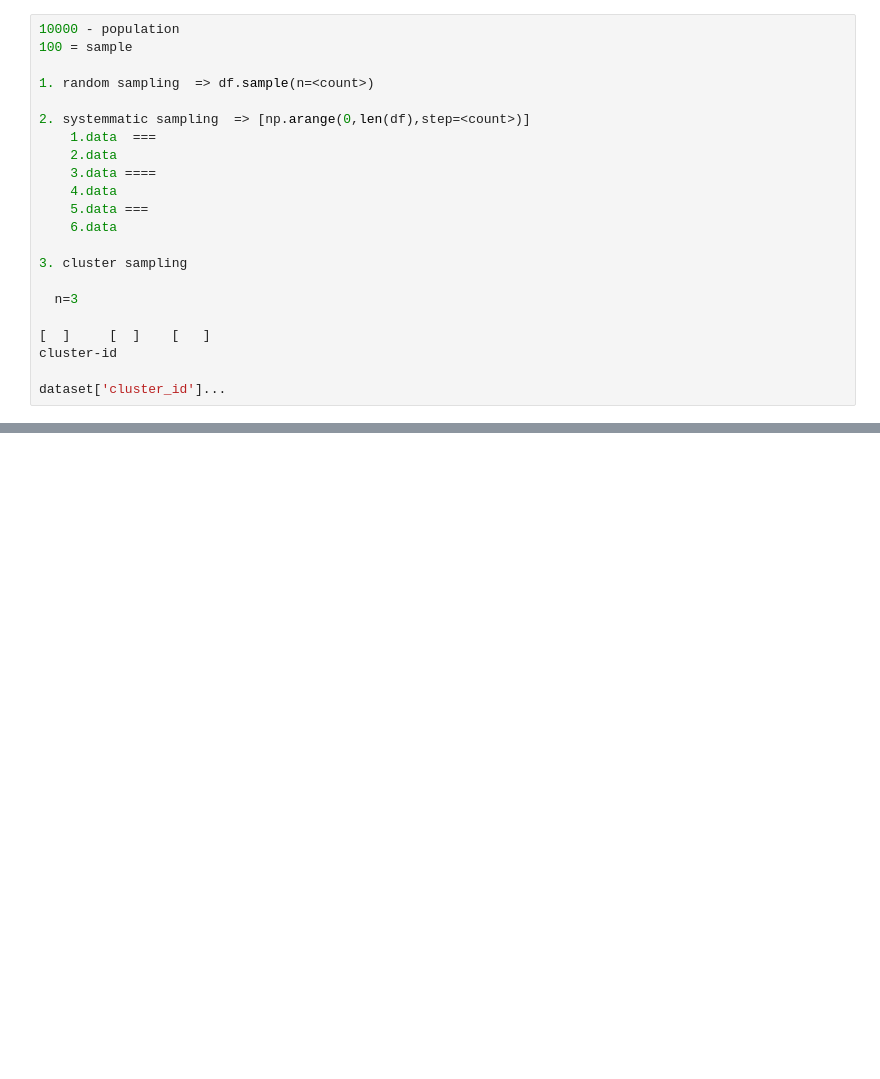
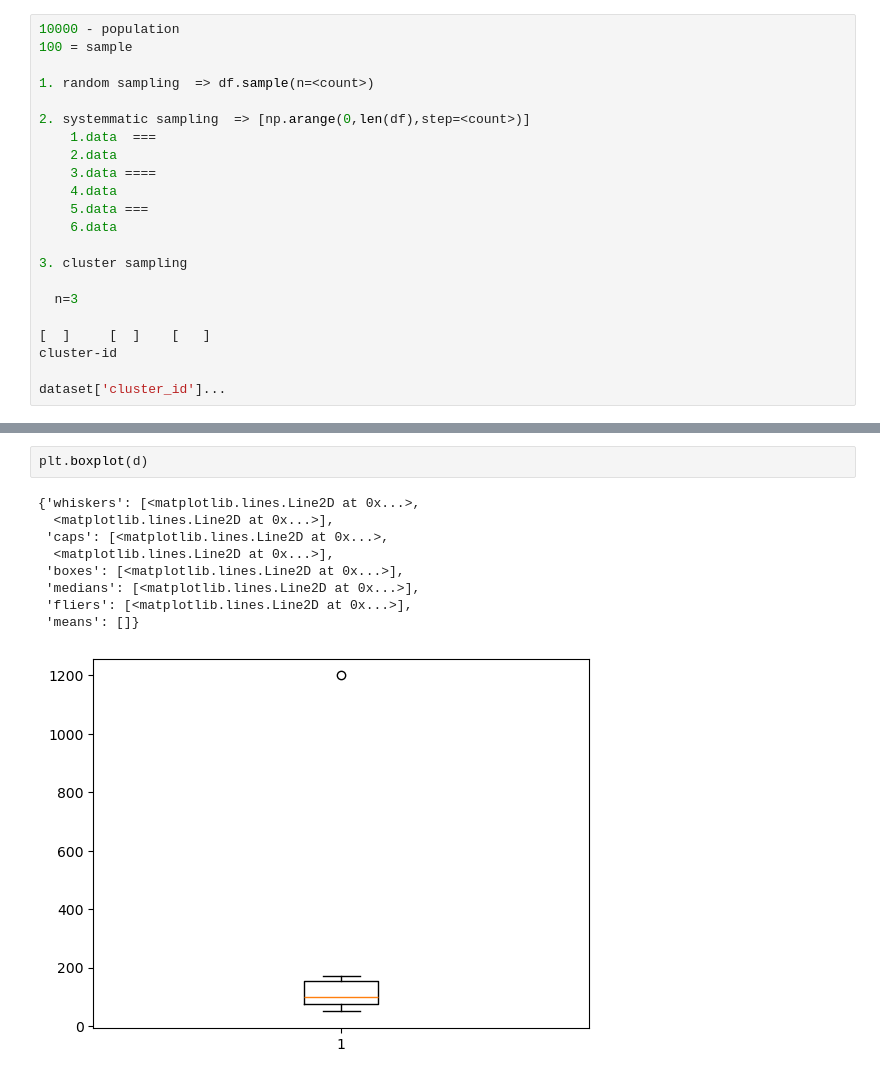
Before and after one commit to krishtheeba/PythonWithAI, a Jupyter notebook: Day4_Jupyter.ipynb, the cells around one changed output, grey strips where cells are left out. Saved outputs shown, nothing was run; the diff lists cells and outputs as text; blank space fills up the shorter version.

```diff
--- a/Day4_Jupyter.ipynb
+++ b/Day4_Jupyter.ipynb
@@ -287,0 +337,12 @@ dataset['cluster_id']...
+# %%
+plt.boxplot(d)
+# %% [output]
+{'whiskers': [<matplotlib.lines.Line2D at 0x...>,
+  <matplotlib.lines.Line2D at 0x...>],
+ 'caps': [<matplotlib.lines.Line2D at 0x...>,
+  <matplotlib.lines.Line2D at 0x...>],
+ 'boxes': [<matplotlib.lines.Line2D at 0x...>],
+ 'medians': [<matplotlib.lines.Line2D at 0x...>],
+ 'fliers': [<matplotlib.lines.Line2D at 0x...>],
+ 'means': []}
+[figure, added]
```
Also changed, not shown: parts of 10 cells of this notebook.
